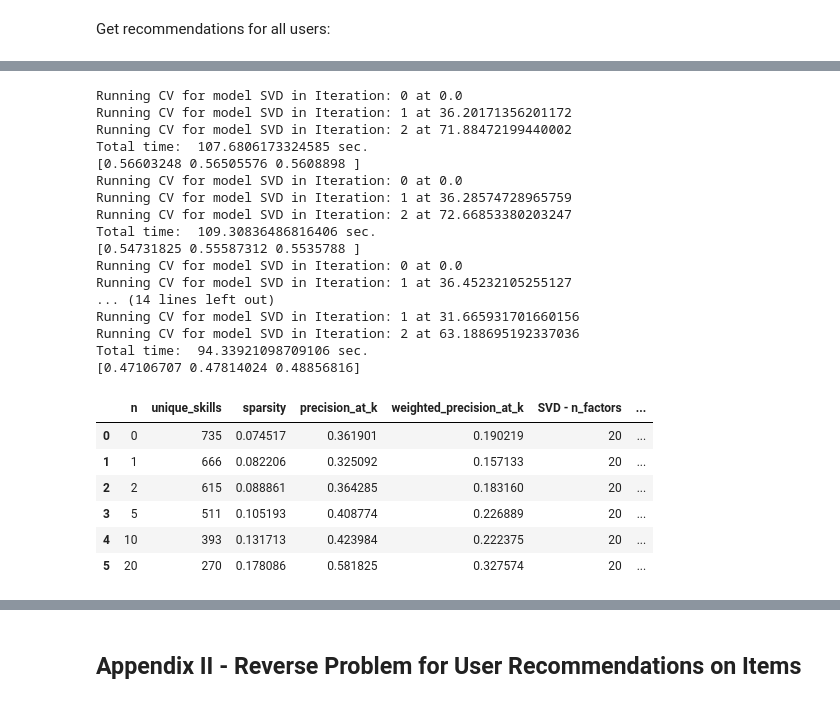
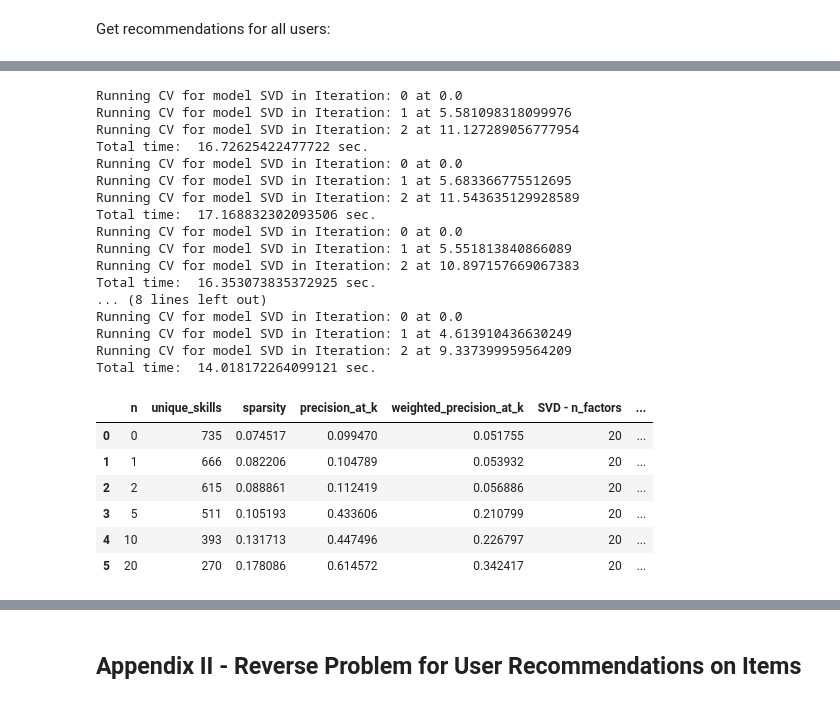
Before and after one commit to maximizer36/DS_AP, a Jupyter notebook: AP_Rated_Approach.ipynb, the cells around one changed output, grey strips where cells are left out. Cells and saved outputs as stored; diff of their text form; code cells hidden in the pictures.

```diff
--- a/AP_Rated_Approach.ipynb
+++ b/AP_Rated_Approach.ipynb
@@ -211,7 +357,7 @@ algo_list = [
                                     }),
                 (SVD,"SVD",{
                                                 "n_factors": [1, 2, 5, 10, 20, 40],
-                                                "n_epochs": [100, 200, 500, 1000],
+                                                "n_epochs": [100, 200, 400, 800, 1000],
                                                 "biased":[True,False],
                                                 "random_state":[1]
                                     }),
@@ -223,20 +369,21 @@ algo_list = [
                 (CoClustering,"CoClustering",{
                                                 "n_cltr_u": [2, 3, 4],
                                                 "n_cltr_i": [2, 3, 4],
-                                                "n_epochs":[10, 20, 40, 60]
+                                                "n_epochs": [100, 200, 400, 800, 1000],
+                                                "random_state":[1]
                                     }),
                 (SlopeOne,"SlopeOne",{
                                     }),
                 (NMF,"NMF",{
-                                                "n_factors": [10, 15, 20, 40],
-                                                "n_epochs": [20, 40, 80, 120],
+                                                "n_factors": [1, 2, 5, 10, 20, 40],
+                                                "n_epochs": [20, 40, 80],
                                                 "biased":[True,False],
                                                 "random_state":[1]
                                     })
             ]
 # %%
 for algo in algo_list:
-    rmse, mse, mae = gridsearch_cv(algo[0],algo[1],algo[2],data,best_model_dict,best_params_dict)
+    rmse, mse, mae = gridsearch_cv_surprise(algo[0],algo[1],algo[2],data,best_model_dict,best_params_dict)
     results = add_result(results,algo[1],rmse, mse, mae)
 # %% [output]
 Running CV for model Baseline in Iteration: 0 at 0.0
@@ -286,8 +429,8 @@ results
 Select best performing model and fit it on full data:
 # %%
 #model = NMF(n_factors= 40, n_epochs = 120, biased = False, random_state= 1)
-# model = SVD(n_factors = 40, n_epochs = 1000, biased = False, random_state = 1)
-model = best_model_dict[results.iloc[results["rmse_mean"].idxmin()]["name"]]
+model = SVD(n_factors = 40, n_epochs = 1000, biased = False, random_state = 1)
+# model = best_model_dict[results.iloc[results["rmse_mean"].idxmin()]["name"]]
 trainset = data.build_full_trainset()
 model.fit(trainset)
 # %% [output]
@@ -691,0 +837,6 @@ rmse, mse und mae sind bei n = 0,1,2 nan? ??? ?? ?? ??? how
+# %%
+result_df = pd.DataFrame()#columns = ["n","sparsity","precision_at_k","weighted_precision_at_k","SVD - n_factors"])
+for n in min_absolute_support:
+    print(n)
+    result_df = pd.concat([result_df,measure_performance_for_n(n)],ignore_index=True)
+result_df
@@ -704,60 +880,59 @@ for n in min_absolute_support:
     data = Dataset.load_from_df(df_rated,reader)
     # measure sparsity (ratio between non-zero and zero value entries)
     sparsity = len(df_rated)/(df_rated["person"].nunique()*df_rated["skill"].nunique())
     algo = (SVD,"SVD",{
-                        "n_factors": [1, 2, 5, 10, 20, 40],
-                        #"n_factors": [20],
-                        #"n_epochs": [500],
-                        "n_epochs": [50, 100, 200],
-                        #"biased":[False],
-                        "biased":[True,False],
+                        #"n_factors": [1, 2, 5, 10, 20, 40],
+                        "n_factors": [20],
+                        "n_epochs": [500],
+                        #"n_epochs": [100, 200, 400, 800, 1000],
+                        "biased":[False],
+                        #"biased":[True,False],
                         "random_state":[1]
                                         })
     best_model_dict = {}
     best_params_dict = {}
-    rmse, mse, mae = gridsearch_cv(algo[0],algo[1],algo[2],data,best_model_dict,best_params_dict)
+    rmse, mse, mae = gridsearch_cv_surprise(algo[0],algo[1],algo[2],data,best_model_dict,best_params_dict)
     # define model, fit and test it on the data
     model = best_model_dict["SVD"]
     trainset = data.build_full_trainset()
     model.fit(trainset)
     preds = model.test(trainset.build_anti_testset())
-    print(rmse)
     # save performance measures in df
     new_entry = pd.DataFrame({
                 "n":n,
                 "unique_skills":df_rated["skill"].nunique(),
                 "sparsity":sparsity,
-                "precision_at_k":precision_at_k(10,holdout,get_recommendations(preds,10)),
-                "weighted_precision_at_k":weighted_precision_at_k(10,holdout,get_recommendations(preds,10)),
+                "precision_at_k":precision_at_k(5,holdout,get_recommendations(preds,5)),
+                "weighted_precision_at_k":weighted_precision_at_k(5,holdout,get_recommendations(preds,5)),
                 "SVD - n_factors":best_params_dict["SVD"]["n_factors"],
                 "SVD - mean rmse": np.mean(rmse),
                 "SVD - mean mse": np.mean(mse),
                 "SVD - mean mae": np.mean(mae)
                 },index=[0])
     result_df = pd.concat([result_df,new_entry],ignore_index=True)
 result_df
 # %% [output]
 Running CV for model SVD in Iteration: 0 at 0.0
-Running CV for model SVD in Iteration: 1 at 36.20171356201172
-Running CV for model SVD in Iteration: 2 at 71.88472199440002
-Total time:  107.6806173324585 sec.
-[0.56603248 0.56505576 0.5608898 ]
+Running CV for model SVD in Iteration: 1 at 5.581098318099976
+Running CV for model SVD in Iteration: 2 at 11.127289056777954
+Total time:  16.72625422477722 sec.
 Running CV for model SVD in Iteration: 0 at 0.0
-Running CV for model SVD in Iteration: 1 at 36.28574728965759
-Running CV for model SVD in Iteration: 2 at 72.66853380203247
-Total time:  109.30836486816406 sec.
-[0.54731825 0.55587312 0.5535788 ]
+Running CV for model SVD in Iteration: 1 at 5.683366775512695
+Running CV for model SVD in Iteration: 2 at 11.543635129928589
+Total time:  17.168832302093506 sec.
 Running CV for model SVD in Iteration: 0 at 0.0
-Running CV for model SVD in Iteration: 1 at 36.45232105255127
-... (14 lines left out)
-Running CV for model SVD in Iteration: 1 at 31.665931701660156
-Running CV for model SVD in Iteration: 2 at 63.188695192337036
-Total time:  94.33921098709106 sec.
-[0.47106707 0.47814024 0.48856816]
+Running CV for model SVD in Iteration: 1 at 5.551813840866089
+Running CV for model SVD in Iteration: 2 at 10.897157669067383
+Total time:  16.353073835372925 sec.
+... (8 lines left out)
+Running CV for model SVD in Iteration: 0 at 0.0
+Running CV for model SVD in Iteration: 1 at 4.613910436630249
+Running CV for model SVD in Iteration: 2 at 9.337399959564209
+Total time:  14.018172264099121 sec.
 |  | n | unique_skills | sparsity | precision_at_k | weighted_precision_at_k | SVD - n_factors | ... |
-| 0 | 0 | 735 | 0.074517 | 0.361901 | 0.190219 | 20 | ... |
-| 1 | 1 | 666 | 0.082206 | 0.325092 | 0.157133 | 20 | ... |
-| 2 | 2 | 615 | 0.088861 | 0.364285 | 0.183160 | 20 | ... |
-| 3 | 5 | 511 | 0.105193 | 0.408774 | 0.226889 | 20 | ... |
-| 4 | 10 | 393 | 0.131713 | 0.423984 | 0.222375 | 20 | ... |
-| 5 | 20 | 270 | 0.178086 | 0.581825 | 0.327574 | 20 | ... |
+| 0 | 0 | 735 | 0.074517 | 0.099470 | 0.051755 | 20 | ... |
+| 1 | 1 | 666 | 0.082206 | 0.104789 | 0.053932 | 20 | ... |
+| 2 | 2 | 615 | 0.088861 | 0.112419 | 0.056886 | 20 | ... |
+| 3 | 5 | 511 | 0.105193 | 0.433606 | 0.210799 | 20 | ... |
+| 4 | 10 | 393 | 0.131713 | 0.447496 | 0.226797 | 20 | ... |
+| 5 | 20 | 270 | 0.178086 | 0.614572 | 0.342417 | 20 | ... |
```
Also changed, not shown: parts of 91 cells of this notebook.
